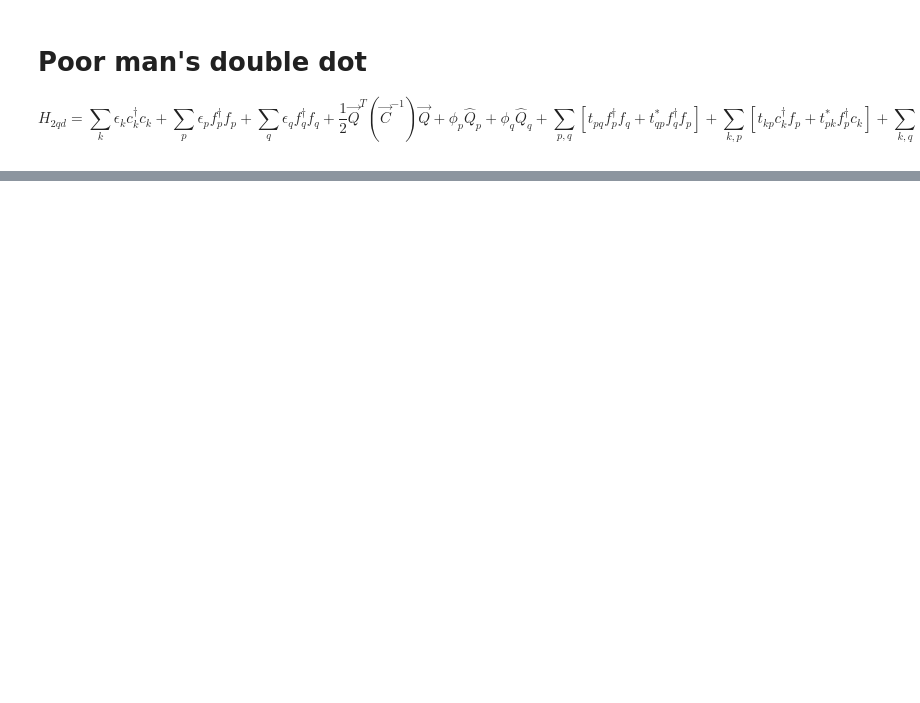
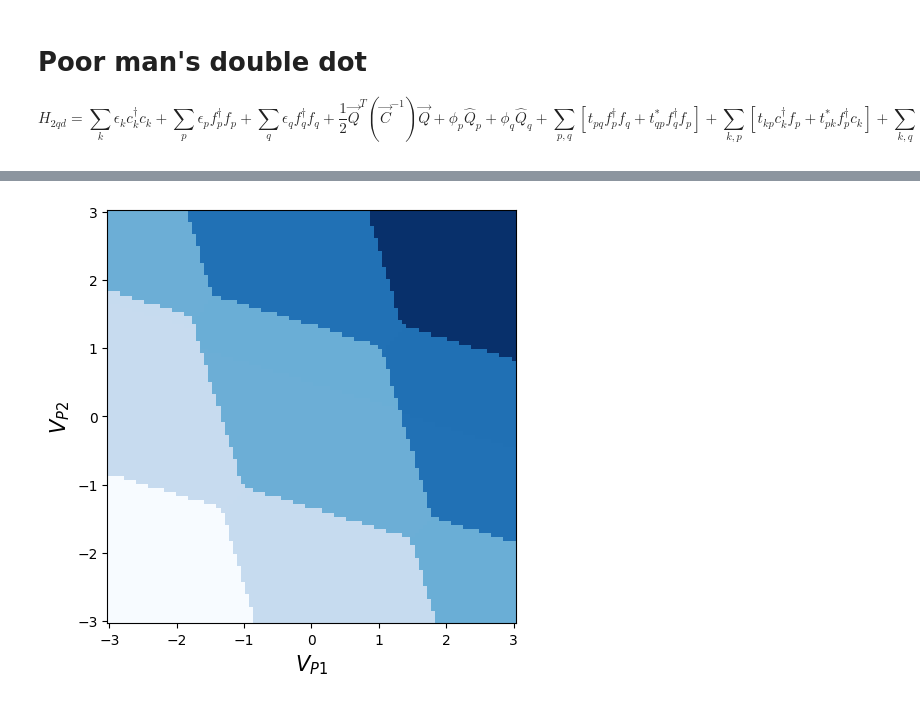
Before and after one commit to BingchengSuo/Condensed-Matter-Theory, a Jupyter notebook: DCK/double_dot.ipynb, the cells around one changed output, grey strips where cells are left out. Cells and saved outputs as stored; diff of their text form; code cells hidden in the pictures; blank space fills up the shorter version.

```diff
--- a/DCK/double_dot.ipynb
+++ b/DCK/double_dot.ipynb
@@ -303,0 +353,34 @@ plt.show()
+# %%
+from multiprocess import Pool
+from itertools import product
+
+def compute_charge(phi_pp, phi_qq):
+    H = H_2qd(phi_p=phi_pp, phi_q=phi_qq,
+              t_pq=0.02, t_kp=0.02, t_kq=0.02,
+              Nk=2, Np=2, Nq=2)
+    H.set_Cmtx(Cdd=[[1.0, -0.4], [-0.4, 1.0]], Cgd=[[1, 0.3], [0.3, 1]])
+    val, vec = eigsh(H.total(), k=1, which='SA')
+    gs = vec[:, 0]
+    Ncharge = np.real(gs.conj().T @ (H.N_q_op() + H.N_p_op()) @ gs)
+    return Ncharge
+
+if __name__ == "__main__":
+    phi_p_list = np.linspace(-3, 3, 101)
+    phi_q_list = np.linspace(-3, 3, 101)
+    phi_combinations = list(product(phi_p_list, phi_q_list))
+
+
+    with Pool() as pool:
+        results = pool.starmap(compute_charge, phi_combinations)
+
+
+    N_vs_phi = np.array(results).reshape(len(phi_p_list), len(phi_q_list))
+
+
+    fig, ax = plt.subplots(figsize=(5, 5), layout='tight')
+    c = ax.pcolormesh(phi_p_list, phi_q_list, N_vs_phi.T, shading='auto', cmap='Blues')
+    ax.set_xlabel(r'$V_{P1}$', fontsize=15)
+    ax.set_ylabel(r'$V_{P2}$', fontsize=15)
+    plt.show()
+# %% [output]
+[figure, added]
```
Also changed, not shown: parts of 5 cells of this notebook.
